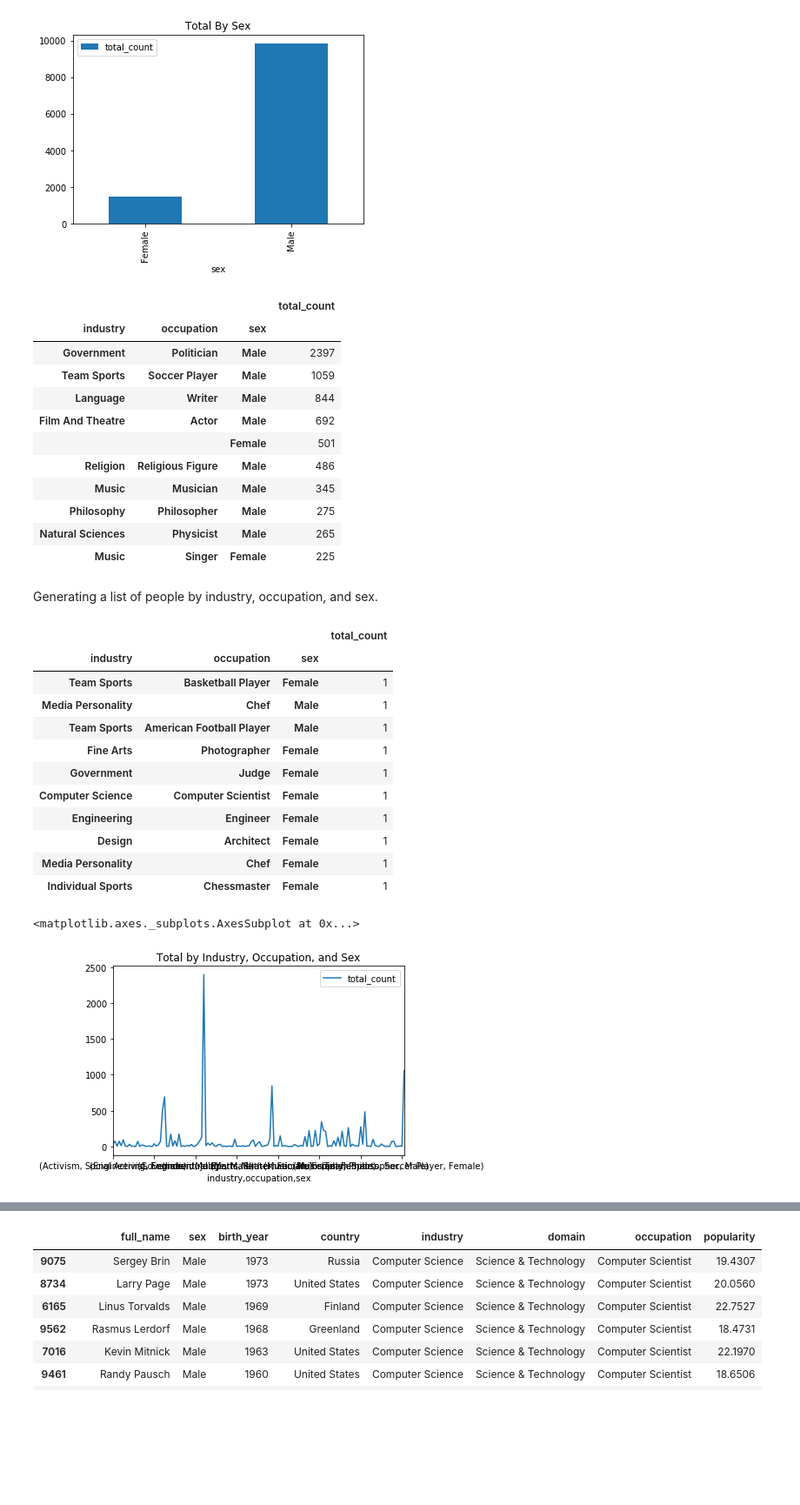
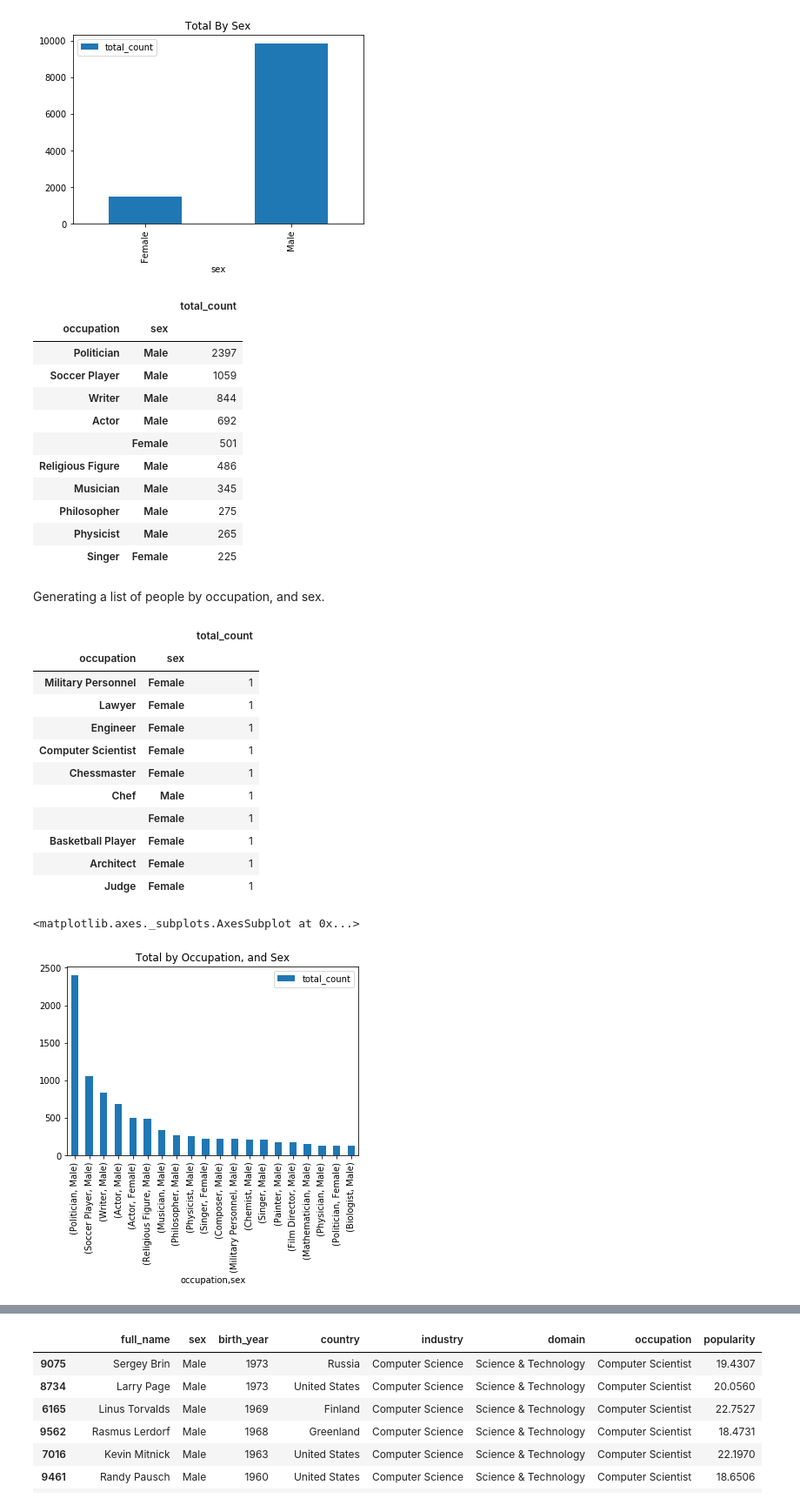
Before and after one commit to tbahng/ist652-final_project, a Jupyter notebook: Final_Project_Report.ipynb, the cells around one changed output, grey strips where cells are left out. Shown at 87% size. Saved outputs shown, nothing was run; the diff lists cells and outputs as text; code cells hidden in the pictures; blank space fills up the shorter version.

```diff
--- a/Final_Project_Report.ipynb
+++ b/Final_Project_Report.ipynb
@@ -364,42 +364,42 @@ dfTotalBySex.plot.bar(title="Total By Sex")
 <matplotlib.axes._subplots.AxesSubplot at 0x...>
 [figure]
 # %%
-dfTotalByContinentBySex = pd.DataFrame(dfCleanData.groupby(['industry','occupation','sex'])['article_id'].count())
+dfTotalByContinentBySex = pd.DataFrame(dfCleanData.groupby(['occupation','sex'])['article_id'].count())
 dfTotalByContinentBySex.rename(columns={'article_id': 'total_count'}, inplace=True)
 dfTotalByContinentBySex.sort_values(by = ['total_count'], ascending =False).head(10)
 # %% [output]
-|  |  |  | total_count |
-| industry | occupation | sex |  |
-| Government | Politician | Male | 2397 |
-| Team Sports | Soccer Player | Male | 1059 |
-| Language | Writer | Male | 844 |
-| Film And Theatre | Actor | Male | 692 |
-|  |  | Female | 501 |
-| Religion | Religious Figure | Male | 486 |
-| Music | Musician | Male | 345 |
-| Philosophy | Philosopher | Male | 275 |
-| Natural Sciences | Physicist | Male | 265 |
-| Music | Singer | Female | 225 |
+|  |  | total_count |
+| occupation | sex |  |
+| Politician | Male | 2397 |
+| Soccer Player | Male | 1059 |
+| Writer | Male | 844 |
+| Actor | Male | 692 |
+|  | Female | 501 |
+| Religious Figure | Male | 486 |
+| Musician | Male | 345 |
+| Philosopher | Male | 275 |
+| Physicist | Male | 265 |
+| Singer | Female | 225 |
 # %% [markdown]
-Generating a list of people by industry, occupation, and sex.
+Generating a list of people by occupation, and sex.
 # %%
 dfTotalByContinentBySex.sort_values(by = ['total_count'], ascending = False).tail(10)
 # %% [output]
-|  |  |  | total_count |
-| industry | occupation | sex |  |
-| Team Sports | Basketball Player | Female | 1 |
-| Media Personality | Chef | Male | 1 |
-| Team Sports | American Football Player | Male | 1 |
-| Fine Arts | Photographer | Female | 1 |
-| Government | Judge | Female | 1 |
-| Computer Science | Computer Scientist | Female | 1 |
-| Engineering | Engineer | Female | 1 |
-| Design | Architect | Female | 1 |
-| Media Personality | Chef | Female | 1 |
-| Individual Sports | Chessmaster | Female | 1 |
+|  |  | total_count |
+| occupation | sex |  |
+| Military Personnel | Female | 1 |
+| Lawyer | Female | 1 |
+| Engineer | Female | 1 |
+| Computer Scientist | Female | 1 |
+| Chessmaster | Female | 1 |
+| Chef | Male | 1 |
+|  | Female | 1 |
+| Basketball Player | Female | 1 |
+| Architect | Female | 1 |
+| Judge | Female | 1 |
 # %%
-dfTotalByContinentBySex.plot.line(title="Total by Industry, Occupation, and Sex")
+dfTotalByContinentBySex.sort_values(by = ['total_count'], ascending =False).head(20).plot.bar(title="Total by Occupation, and Sex")
 # %% [output]
 <matplotlib.axes._subplots.AxesSubplot at 0x...>
-[figure, old version]
+[figure, new version]
 # %% [markdown]
```
Also changed, not shown: parts of 26 cells of this notebook.
